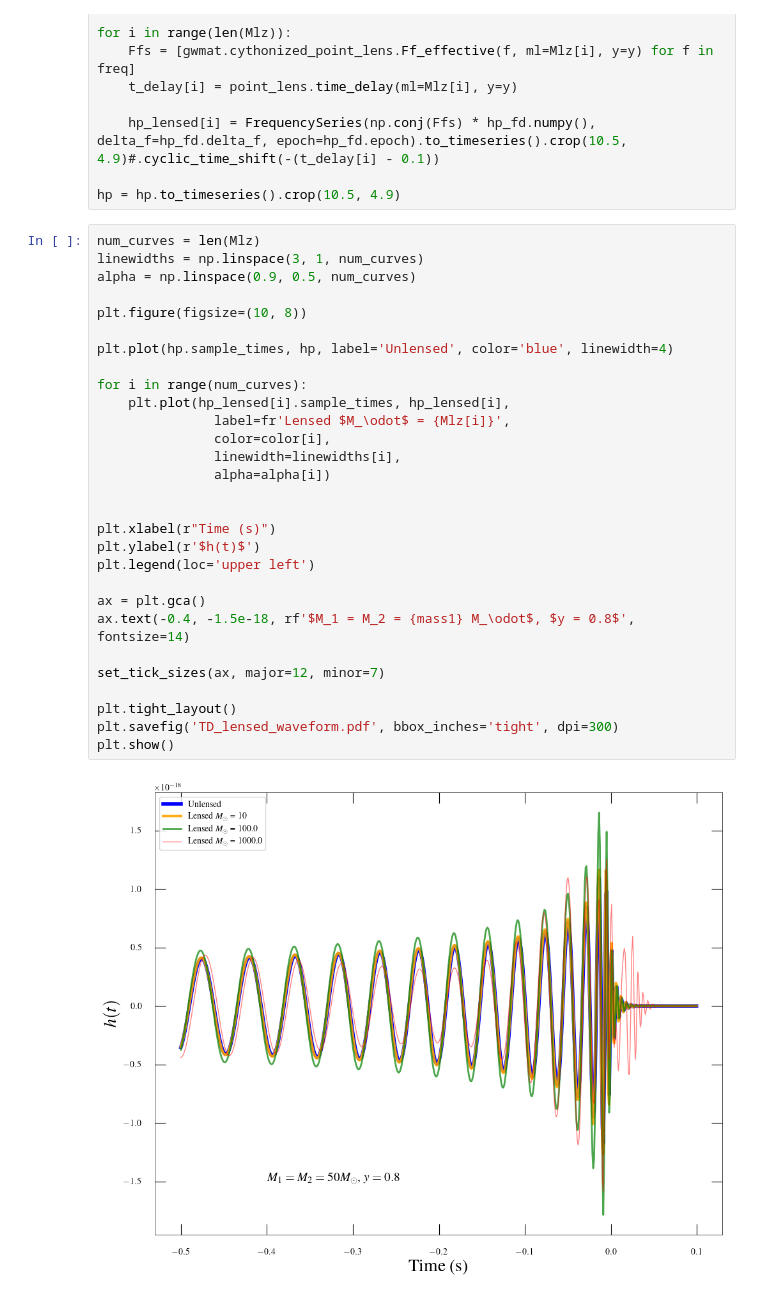
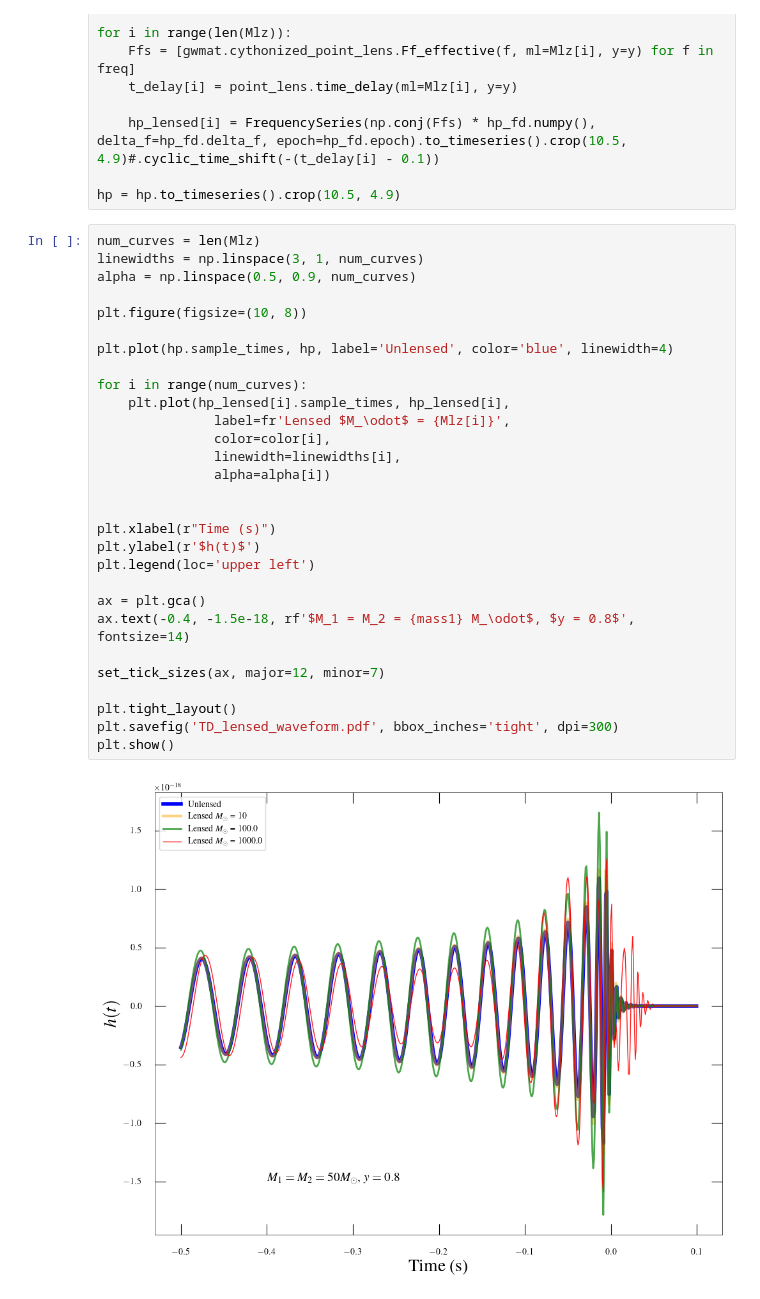
Before and after one commit to AfrozSaqlain/Eccentricity_vs_Lensed, a Jupyter notebook: notebooks/lensing_waveform.ipynb, the cells around one changed output. Drawn from its saved outputs; the diff is of its cells as text.

```diff
--- a/notebooks/lensing_waveform.ipynb
+++ b/notebooks/lensing_waveform.ipynb
@@ -215,31 +215,31 @@ hp = hp.to_timeseries().crop(10.5, 4.9)
 # %%
 num_curves = len(Mlz)
 linewidths = np.linspace(3, 1, num_curves)
-alpha = np.linspace(0.9, 0.5, num_curves)
+alpha = np.linspace(0.5, 0.9, num_curves)
 
 plt.figure(figsize=(10, 8))
 
 plt.plot(hp.sample_times, hp, label='Unlensed', color='blue', linewidth=4)
 
 for i in range(num_curves):
     plt.plot(hp_lensed[i].sample_times, hp_lensed[i],
                label=fr'Lensed $M_\odot$ = {Mlz[i]}',
                color=color[i],
                linewidth=linewidths[i],
                alpha=alpha[i])
 
 
 plt.xlabel(r"Time (s)")
 plt.ylabel(r'$h(t)$')
 plt.legend(loc='upper left')
 
 ax = plt.gca()
 ax.text(-0.4, -1.5e-18, rf'$M_1 = M_2 = {mass1} M_\odot$, $y = 0.8$', fontsize=14)
 
 set_tick_sizes(ax, major=12, minor=7)
 
 plt.tight_layout()
 plt.savefig('TD_lensed_waveform.pdf', bbox_inches='tight', dpi=300)
 plt.show()
 # %% [output]
-[figure, old version]
+[figure, new version]
```
